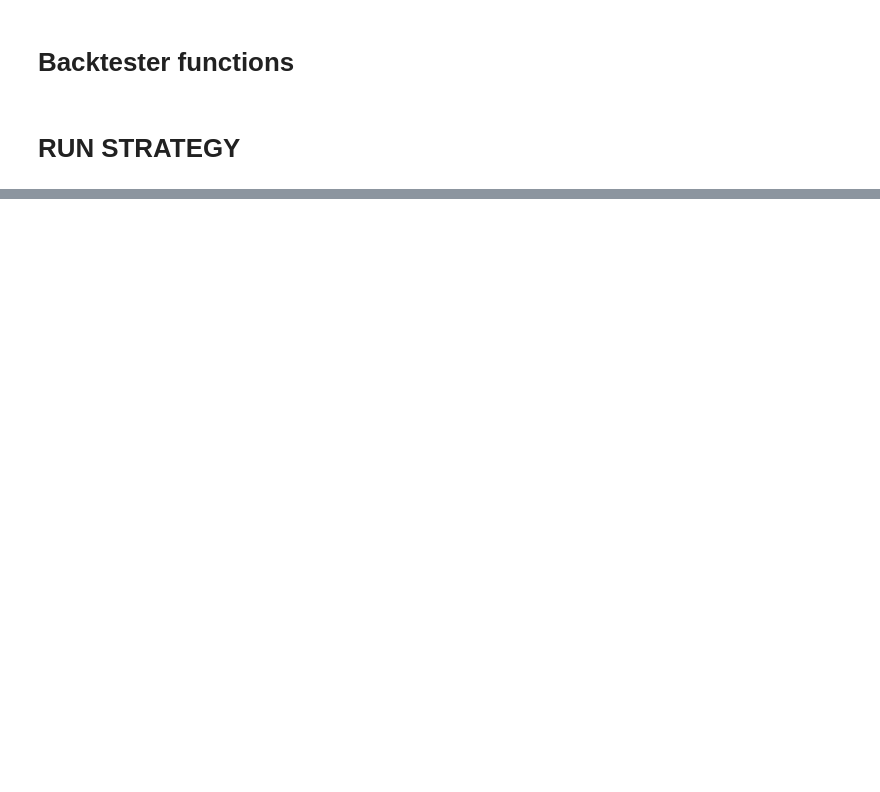
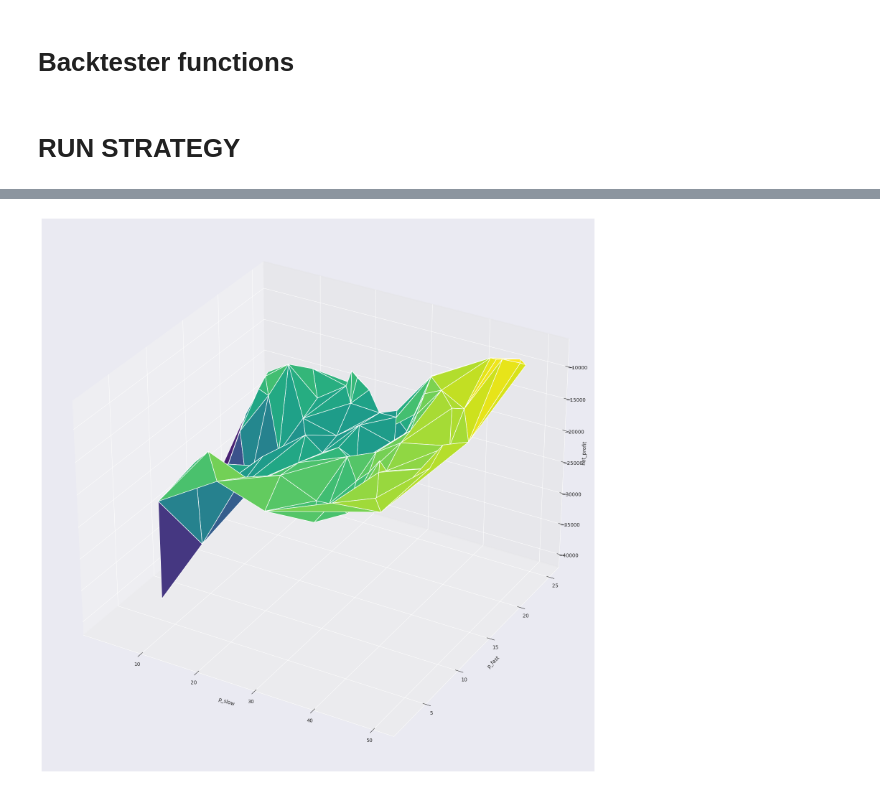
Before and after one commit to akumidv/trade-strategies-backtesting-optimization, a Jupyter notebook: sma_cross_backtrade_v1.ipynb, the cells around one changed output, grey strips where cells are left out. Cells and saved outputs as stored; diff of their text form; code cells hidden in the pictures; blank space fills up the shorter version.

```diff
--- a/sma_cross_backtrade_v1.ipynb
+++ b/sma_cross_backtrade_v1.ipynb
@@ -362,0 +467,12 @@ ImportError: cannot import name 'warnings' from 'matplotlib.dates' (/workspace/h
+# %%
+if  OPTIM_TYPE == 'Annealing':
+    # Profit graph
+    fig_plt = plt.figure(figsize=(20, 20))
+    ax_plt = fig_plt.gca(projection='3d')
+    surf = ax_plt.plot_trisurf(heatmap[name_x], heatmap[name_y], heatmap[OPTIM_PARAMETER], cmap='viridis', label="profit_rate")
+    ax_plt.set_xlabel(name_x)
+    ax_plt.set_ylabel(name_y)
+    ax_plt.set_zlabel(OPTIM_PARAMETER)
+    fig_plt.show()
+# %% [output]
+[figure, added]
```
Also changed, not shown: parts of 19 cells of this notebook, 2 other files.
